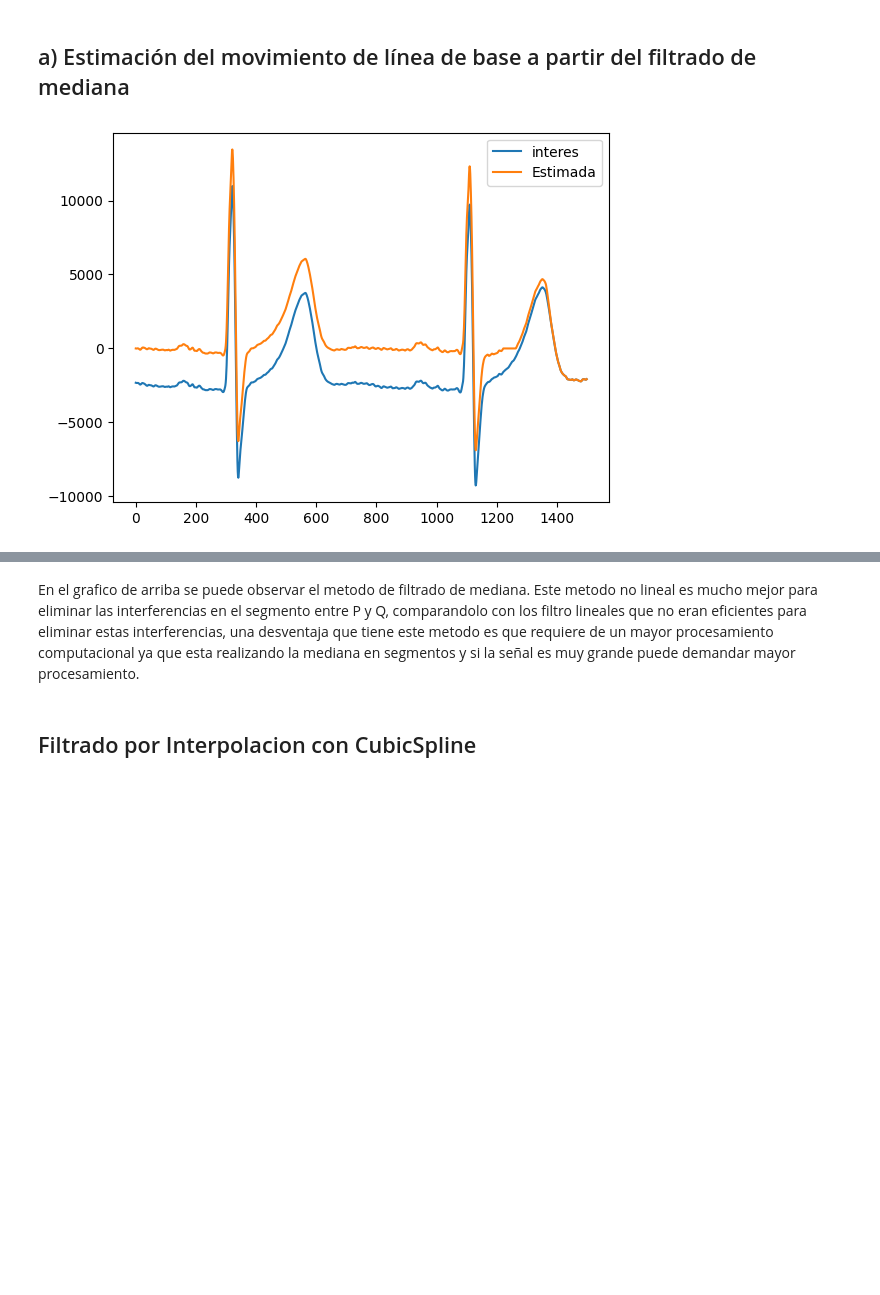
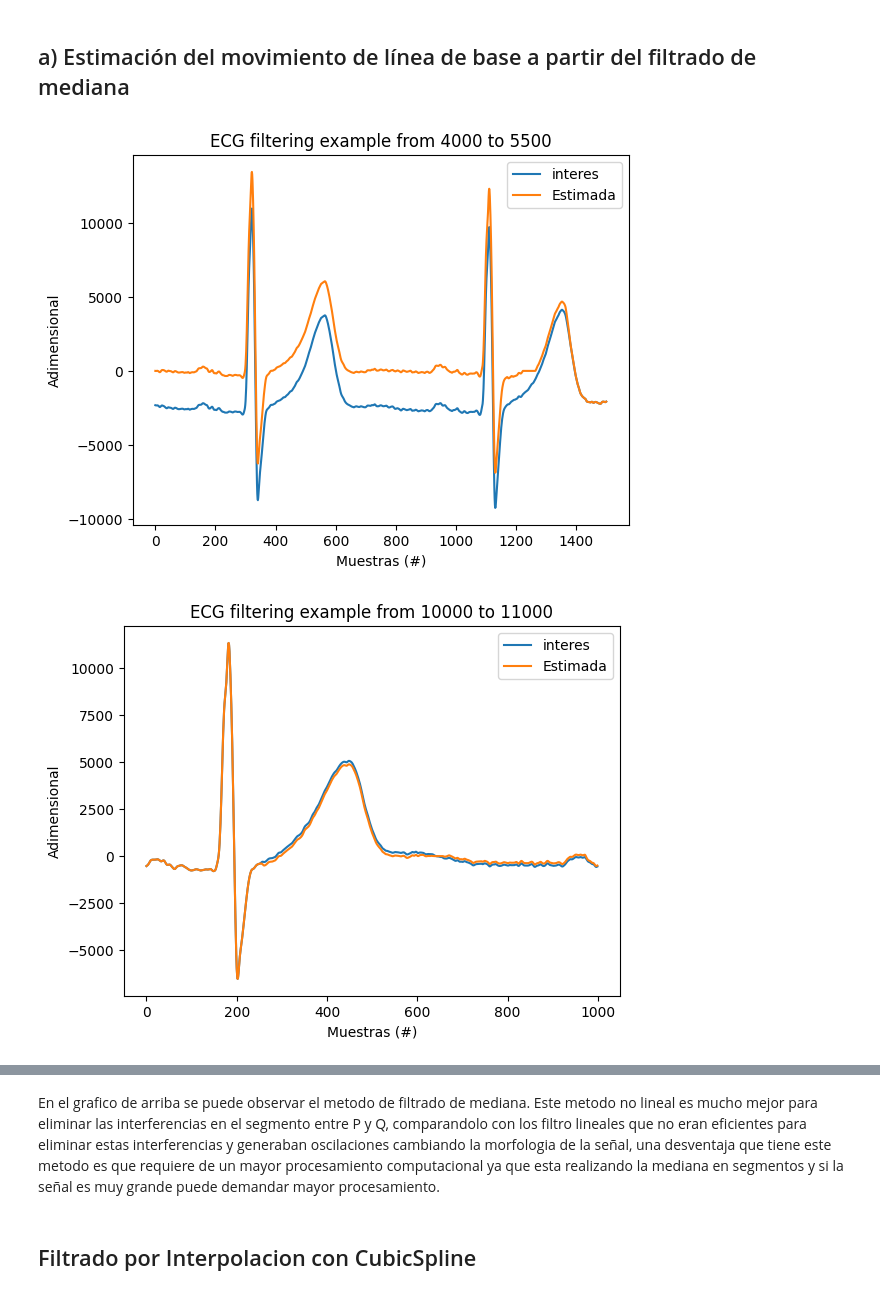
Before and after one commit to GabrielCruzNavia/PDS, a Jupyter notebook: TS10.ipynb, the cells around one changed output, grey strips where cells are left out. Cells and saved outputs as stored; diff of their text form; code cells hidden in the pictures; blank space fills up the shorter version.

```diff
--- a/TS10.ipynb
+++ b/TS10.ipynb
@@ -66,25 +66,68 @@ ecg_one_lead = mat_struct['ecg_lead']
 ecg_one_lead = ecg_one_lead.flatten()
 cant_muestras = len(ecg_one_lead)
 
+
 ecg_interes = ecg_one_lead[4000:5500] #10 segundo de la señal ECG
 N = len(ecg_interes)
 
-ecg_interes2 = ecg_one_lead[900000:903000]
+ecg_interes_2 = ecg_one_lead[10000:11000]
+N_2 = len(ecg_interes_2)
+
+ecg_interes_3 = ecg_one_lead[730000:733000]
+N_3 = len(ecg_interes_3)
+
+ecg_interes_4 = ecg_one_lead[900000:903000]
 # %%
 #%%a) Estimación del movimiento de línea de base a partir del filtrado de mediana
-kernel_1 = 199 # No deja valores pares
-kernel_2 = 599 # No deja valores pares
+kernel_1 = 199
+kernel_2 = 599
+
 
 est_1 = sig.medfilt(ecg_interes, kernel_1)
 
 est_2 = sig.medfilt(est_1, kernel_2)
 
 AEC = ecg_interes - est_2
 
 plt.figure()
 plt.plot(ecg_interes, label = 'interes')
 plt.plot(AEC, label='Estimada')
+plt.title('ECG filtering example from 4000 to 5500')
+plt.ylabel('Adimensional')
+plt.xlabel('Muestras (#)')
 plt.legend()
 plt.show()
+
+est_1 = sig.medfilt(ecg_interes_2, kernel_1)
+
+est_2 = sig.medfilt(est_1, kernel_2)
+
+AEC = ecg_interes_2 - est_2
+
+plt.figure()
+plt.plot(ecg_interes_2, label = 'interes')
+plt.plot(AEC, label='Estimada')
+plt.title('ECG filtering example from 10000 to 11000')
+plt.ylabel('Adimensional')
+plt.xlabel('Muestras (#)')
+plt.legend()
+plt.show()
+
+
+est_1 = sig.medfilt(ecg_interes_3, kernel_1)
+
+est_2 = sig.medfilt(est_1, kernel_2)
+
+AEC = ecg_interes_3 - est_2
+
+plt.figure()
+plt.plot(ecg_interes_3, label = 'interes')
+plt.plot(AEC, label='Estimada')
+plt.title('ECG filtering example from 730000 to 733000')
+plt.ylabel('Adimensional')
+plt.xlabel('Muestras (#)')
+plt.legend()
+plt.show()
 # %% [output]
-[figure, old version]
+[figure, new version]
+[figure, added]
@@ -91,5 +135,5 @@ plt.show()
 # %% [markdown]
-En el grafico de arriba se puede observar el metodo de filtrado de mediana. Este metodo no lineal es mucho mejor para eliminar las interferencias en el segmento entre P y Q, comparandolo con los filtro lineales que no eran eficientes para eliminar estas interferencias, una desventaja que tiene este metodo es que requiere de un mayor procesamiento computacional ya que esta realizando la mediana en segmentos y si la señal es muy grande puede demandar mayor procesamiento.
+En el grafico de arriba se puede observar el metodo de filtrado de mediana. Este metodo no lineal es mucho mejor para eliminar las interferencias en el segmento entre P y Q, comparandolo con los filtro lineales que no eran eficientes para eliminar estas interferencias y generaban oscilaciones cambiando la morfologia de la señal, una desventaja que tiene este metodo es que requiere de un mayor procesamiento computacional ya que esta realizando la mediana en segmentos y si la señal es muy grande puede demandar mayor procesamiento.
 # %% [markdown]
 ## Filtrado por Interpolacion con CubicSpline
 # %%
```
Also changed, not shown: parts of 14 cells of this notebook.
